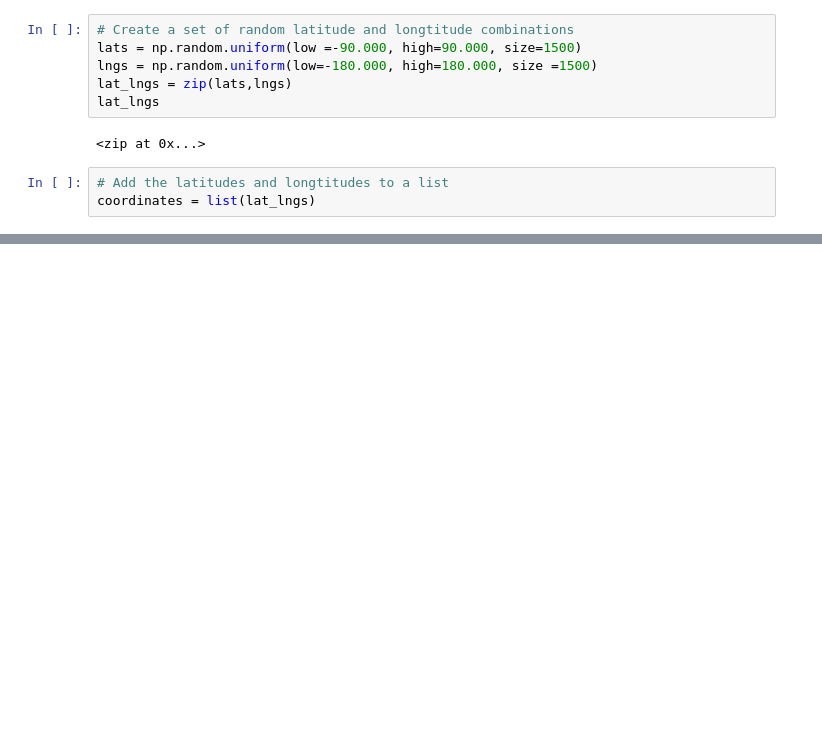
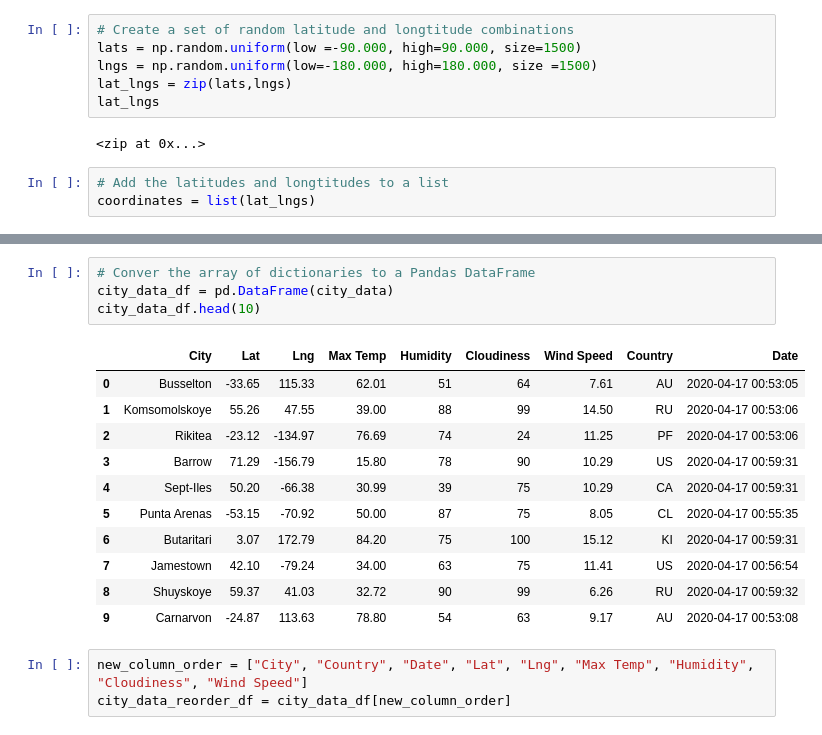
Before and after one commit to anrashid4/World_Weather_Analysis, a Jupyter notebook: WeatherPy.ipynb, the cells around one changed output, grey strips where cells are left out. Cells and saved outputs as stored; diff of their text form; blank space fills up the shorter version.

```diff
--- a/WeatherPy.ipynb
+++ b/WeatherPy.ipynb
@@ -51,0 +150,19 @@ cities
+# %%
+# Conver the array of dictionaries to a Pandas DataFrame
+city_data_df = pd.DataFrame(city_data)
+city_data_df.head(10)
+# %% [output]
+|  | City | Lat | Lng | Max Temp | Humidity | Cloudiness | Wind Speed | Country | Date |
+| 0 | Busselton | -33.65 | 115.33 | 62.01 | 51 | 64 | 7.61 | AU | 2020-04-17 00:53:05 |
+| 1 | Komsomolskoye | 55.26 | 47.55 | 39.00 | 88 | 99 | 14.50 | RU | 2020-04-17 00:53:06 |
+| 2 | Rikitea | -23.12 | -134.97 | 76.69 | 74 | 24 | 11.25 | PF | 2020-04-17 00:53:06 |
+| 3 | Barrow | 71.29 | -156.79 | 15.80 | 78 | 90 | 10.29 | US | 2020-04-17 00:59:31 |
+| 4 | Sept-Iles | 50.20 | -66.38 | 30.99 | 39 | 75 | 10.29 | CA | 2020-04-17 00:59:31 |
+| 5 | Punta Arenas | -53.15 | -70.92 | 50.00 | 87 | 75 | 8.05 | CL | 2020-04-17 00:55:35 |
+| 6 | Butaritari | 3.07 | 172.79 | 84.20 | 75 | 100 | 15.12 | KI | 2020-04-17 00:59:31 |
+| 7 | Jamestown | 42.10 | -79.24 | 34.00 | 63 | 75 | 11.41 | US | 2020-04-17 00:56:54 |
+| 8 | Shuyskoye | 59.37 | 41.03 | 32.72 | 90 | 99 | 6.26 | RU | 2020-04-17 00:59:32 |
+| 9 | Carnarvon | -24.87 | 113.63 | 78.80 | 54 | 63 | 9.17 | AU | 2020-04-17 00:53:08 |
+# %%
+new_column_order = ["City", "Country", "Date", "Lat", "Lng", "Max Temp", "Humidity", "Cloudiness", "Wind Speed"]
+city_data_reorder_df = city_data_df[new_column_order]
```
Also changed, not shown: parts of 7 cells of this notebook, 3 other files.
